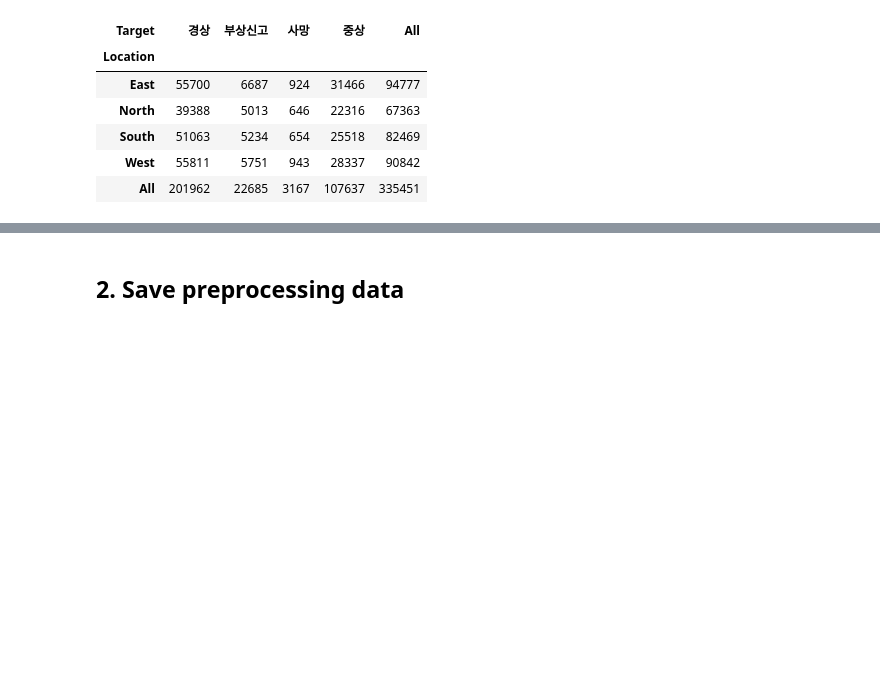
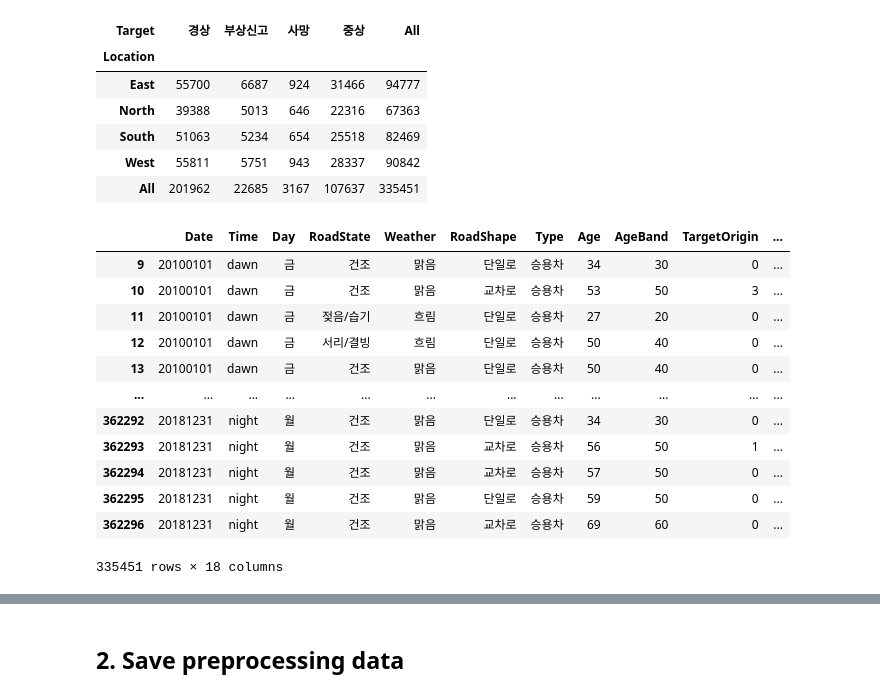
Before and after one commit to oohyun15/Prediction-of-Traffic-Accident-Risk, a Jupyter notebook: src/Preprocessing.ipynb, the cells around one changed output, grey strips where cells are left out. Drawn from its saved outputs; the diff is of its cells as text; code cells hidden in the pictures; blank space fills up the shorter version.

```diff
--- a/src/Preprocessing.ipynb
+++ b/src/Preprocessing.ipynb
@@ -150,7 +150,7 @@ sample["Time"] = sample['Time'].str[:-1]
 
 sample['Time'] = sample['Time'].astype('int')
 
-bins = [0,6,12,18,23]
+bins = [0,6,12,18,24]
 labels=['dawn','day','afternoon','night']
 
 sample['Time'] = pd.cut(sample['Time'], bins=bins, labels=labels)
@@ -224,3 +224,22 @@ sample['TargetOrigin'] = temp
 
 # One-hot encoding
 sample = pd.get_dummies(sample, columns=['Target'], prefix=['Target'])
+# %%
+
+LocationNameArr = ['East', 'North', 'South', 'West']
+sample = pd.get_dummies(sample,columns=['Location'],prefix=['Location'])
+sample
+# %% [output]
+|  | Date | Time | Day | RoadState | Weather | RoadShape | Type | Age | AgeBand | TargetOrigin | ... |
+| 9 | 20100101 | dawn | 금 | 건조 | 맑음 | 단일로 | 승용차 | 34 | 30 | 0 | ... |
+| 10 | 20100101 | dawn | 금 | 건조 | 맑음 | 교차로 | 승용차 | 53 | 50 | 3 | ... |
+| 11 | 20100101 | dawn | 금 | 젖음/습기 | 흐림 | 단일로 | 승용차 | 27 | 20 | 0 | ... |
+| 12 | 20100101 | dawn | 금 | 서리/결빙 | 흐림 | 단일로 | 승용차 | 50 | 40 | 0 | ... |
+| 13 | 20100101 | dawn | 금 | 건조 | 맑음 | 단일로 | 승용차 | 50 | 40 | 0 | ... |
+| ... | ... | ... | ... | ... | ... | ... | ... | ... | ... | ... | ... |
+| 362292 | 20181231 | night | 월 | 건조 | 맑음 | 단일로 | 승용차 | 34 | 30 | 0 | ... |
+| 362293 | 20181231 | night | 월 | 건조 | 맑음 | 교차로 | 승용차 | 56 | 50 | 1 | ... |
+| 362294 | 20181231 | night | 월 | 건조 | 맑음 | 교차로 | 승용차 | 57 | 50 | 0 | ... |
+| 362295 | 20181231 | night | 월 | 건조 | 맑음 | 단일로 | 승용차 | 59 | 50 | 0 | ... |
+| 362296 | 20181231 | night | 월 | 건조 | 맑음 | 교차로 | 승용차 | 69 | 60 | 0 | ... |
+335451 rows × 18 columns
```
Also changed, not shown: parts of 25 cells of this notebook, 1 other file.
